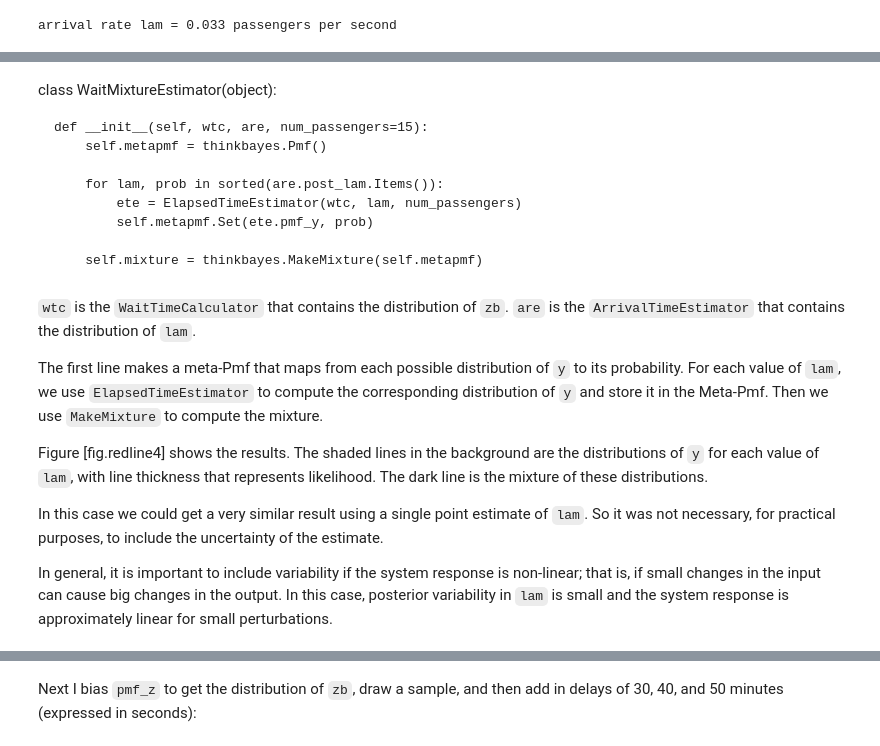
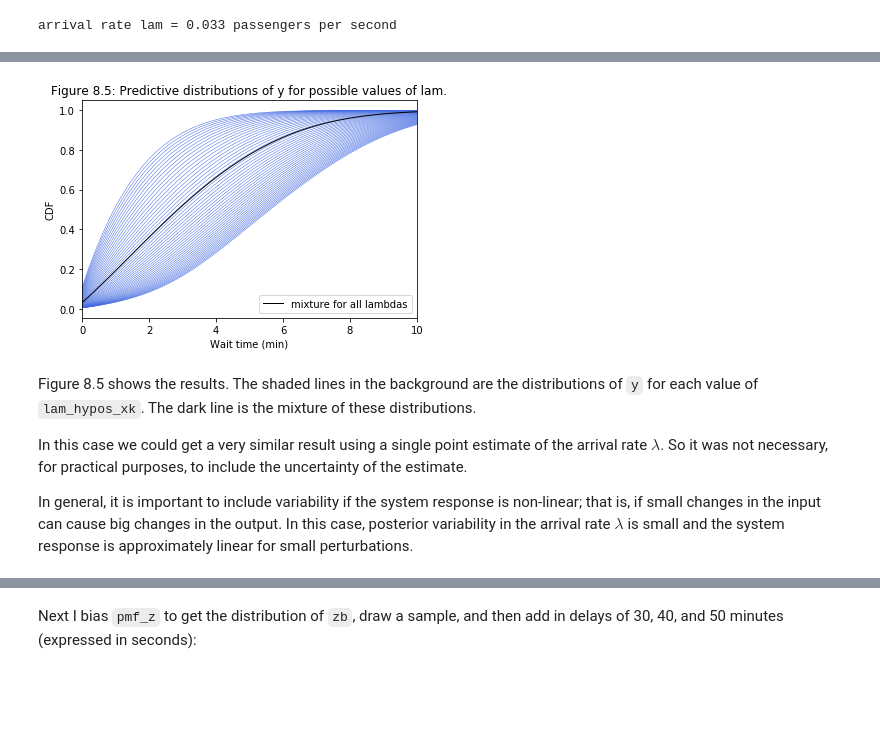
Before and after one commit to antshk/ThinkBayes, a Jupyter notebook: notebooks/08_Observer_Bias.ipynb, the cells around one changed output, grey strips where cells are left out. Drawn from its saved outputs; the diff is of its cells as text; code cells hidden in the pictures; blank space fills up the shorter version.

```diff
--- a/notebooks/08_Observer_Bias.ipynb
+++ b/notebooks/08_Observer_Bias.ipynb
@@ -399,38 +404,46 @@ We have already done steps (1) and (2). I wrote a class called
-# %% [markdown]
-class WaitMixtureEstimator(object):
-
-    def __init__(self, wtc, are, num_passengers=15):
-        self.metapmf = thinkbayes.Pmf()
-
-        for lam, prob in sorted(are.post_lam.Items()):
-            ete = ElapsedTimeEstimator(wtc, lam, num_passengers)
-            self.metapmf.Set(ete.pmf_y, prob)
-
-        self.mixture = thinkbayes.MakeMixture(self.metapmf)
+# %%
+y_mixture_pmf = np.zeros_like(y_pred_unique_pmf,dtype=float)
+
+fig, ax = plt.subplots(1)
+for lam_xk,lam_pk in zip(lam_hypos_xk[1:],lam_hypos_posterior_pmf[1:]):
+    # https://www.probabilitycourse.com/chapter11/11_1_2_basic_concepts_of_the_poisson_process.php
+    # for a Poisson process with a rate , the probability of k events until time t is Poisson(k,lam*t)
+    likelihood = stats.poisson.pmf(num_passengers, lam_xk*z_xk)
+
+    x_posterior_pmf = y_pmf * likelihood
+    x_posterior_pmf = x_posterior_pmf / x_posterior_pmf.sum()
+
+    mg_zb_pmf, mg_x_posterior_pmf = np.meshgrid(zb_pmf,x_posterior_pmf)
+    y_pred_pmf = (mg_zb_pmf * mg_x_posterior_pmf)[idx_positive][idx_sort]
+
+    y_pred_unique_pmf = np.array(list(map( lambda x: x.sum(), np.split(y_pred_pmf,y_pred_unique_xk_idx[1:]) ) ) )
+    y_pred_unique_pmf = y_pred_unique_pmf / y_pred_unique_pmf.sum()
+
+    y_mixture_pmf += y_pred_unique_pmf * lam_pk
+
+    ax.plot(y_pred_unique_xk/60,y_pred_unique_pmf.cumsum(),lw=0.5,c='royalblue')
+
+#Figure 8.5
+ax.plot(y_pred_unique_xk/60,y_mixture_pmf.cumsum(),lw=1,c='black',label='mixture for all lambdas')
+ax.set_xlim(0,10)
+ax.set_ylabel('CDF');
+ax.set_xlabel('Wait time (min)');
+ax.legend()
+plt.title('Figure 8.5: Predictive distributions of y for possible values of lam.');
+# %% [output]
+[figure, added]
 # %% [markdown]
-`wtc` is the `WaitTimeCalculator` that contains
-the distribution of `zb`. `are` is the
-`ArrivalTimeEstimator` that contains the distribution of
-`lam`.
-
-The first line makes a meta-Pmf that maps from each possible
-distribution of `y` to its probability. For each value of
-`lam`, we use `ElapsedTimeEstimator` to compute
-the corresponding distribution of `y` and store it in the
-Meta-Pmf. Then we use `MakeMixture` to compute the mixture.
-
-Figure [fig.redline4] shows the results. The shaded lines in the
+Figure 8.5 shows the results. The shaded lines in the
 background are the distributions of `y` for each value of
-`lam`, with line thickness that represents likelihood. The
-dark line is the mixture of these distributions.
+`lam_hypos_xk`. The dark line is the mixture of these distributions.
 
 In this case we could get a very similar result using a single point
-estimate of `lam`. So it was not necessary, for practical
+estimate of the arrival rate $\lambda$. So it was not necessary, for practical
 purposes, to include the uncertainty of the estimate.
 
 In general, it is important to include variability if the system
 response is non-linear; that is, if small changes in the input can cause
 big changes in the output. In this case, posterior variability in
-`lam` is small and the system response is approximately
+the arrival rate $\lambda$ is small and the system response is approximately
 linear for small perturbations.
 # %% [markdown]
```
Also changed, not shown: parts of 10 cells of this notebook.
